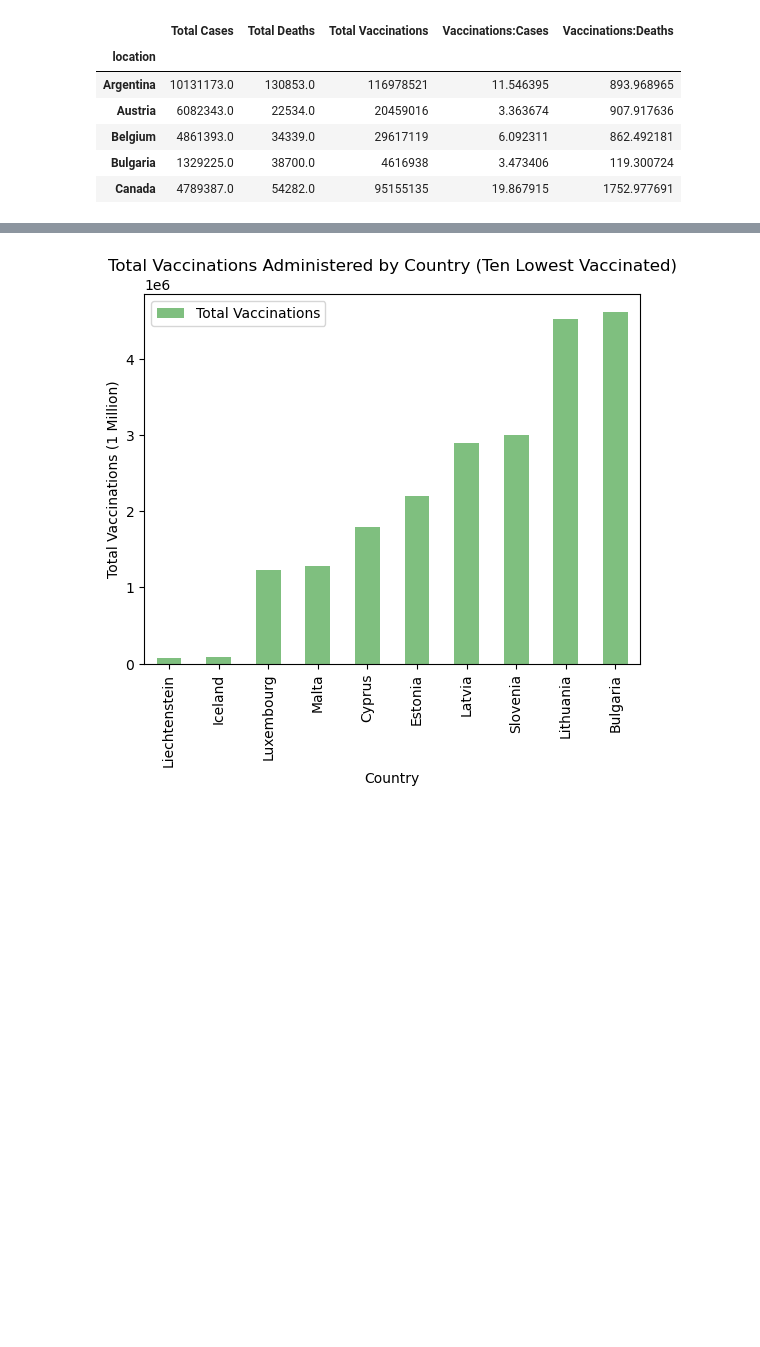
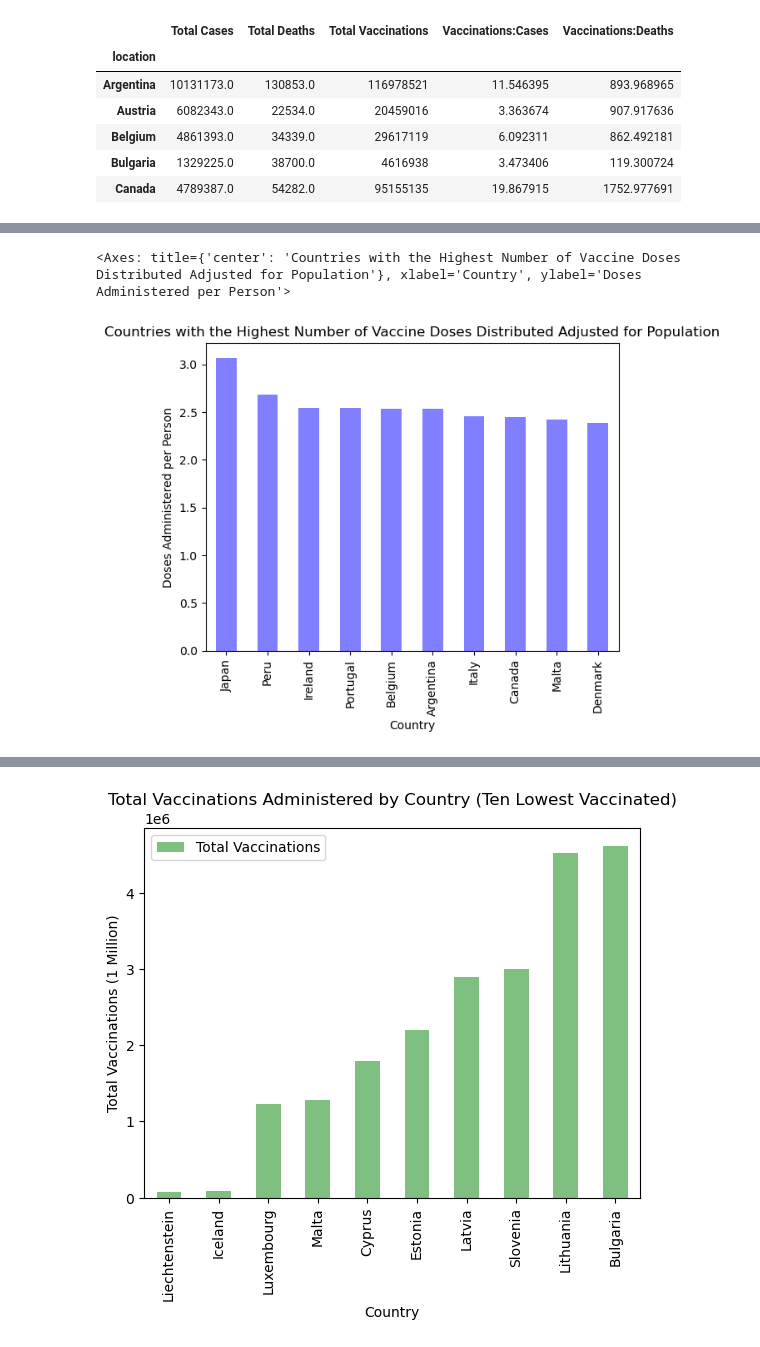
Before and after one commit to gburlew/Project-1, a Jupyter notebook: Notebooks/covid cases vs vax.ipynb, the cells around one changed output, grey strips where cells are left out. Saved outputs shown, nothing was run; the diff lists cells and outputs as text; code cells hidden in the pictures; blank space fills up the shorter version.

Commit message:
updating to include changes to charts.

```diff
--- a/Notebooks/covid cases vs vax.ipynb
+++ b/Notebooks/covid cases vs vax.ipynb
@@ -8,3 +10,7 @@ manufacturer_data = Path('../Resources/vaccinations-by-manufacturer.csv')
 # %%
 full_data = pd.read_csv(full_data)
 manufacturer_data = pd.read_csv(manufacturer_data)
+pop_data = pd.read_csv(populations_data)
+# %%
+pop_data = pop_data[['location', '2022']]
+pop_data.set_index('location')
@@ -56,3 +115,11 @@ vax_case_ratio.head()
 | Belgium | 4861393.0 | 34339.0 | 29617119 | 6.092311 | 862.492181 |
 | Bulgaria | 1329225.0 | 38700.0 | 4616938 | 3.473406 | 119.300724 |
 | Canada | 4789387.0 | 54282.0 | 95155135 | 19.867915 | 1752.977691 |
+# %%
+vax_rates = pd.merge(vax_case_ratio, pop_data, how='left', on='location')
+vax_rates['Vaccination Rate'] = vax_rates['Total Vaccinations'] / vax_rates['2022']
+# Note that vaccination rate refers to the number of doses administered per person in the population. This does not represent a percent of the population.
+vax_rates = vax_rates.set_index('location')
+vax_rates = vax_rates.dropna()
+vax_rates = vax_rates.sort_values('Vaccination Rate', ascending=False)
+vax_rates
@@ -58,0 +145,5 @@ vax_case_ratio.head()
+# %%
+vax_rates_top = vax_rates.nlargest(n=10,columns='Vaccination Rate')
+vax_rates_top
+vax_rates_bottom = vax_rates.nsmallest(n=10,columns='Vaccination Rate')
+vax_rates_bottom
@@ -58,0 +163,5 @@ vax_case_ratio.head()
+# %%
+vax_rates_top['Vaccination Rate'].plot(kind='bar',alpha=0.5,color='blue',title='Countries with the Highest Number of Vaccine Doses Distributed Adjusted for Population',xlabel='Country',ylabel='Doses Administered per Person')
+# %% [output]
+<Axes: title={'center': 'Countries with the Highest Number of Vaccine Doses Distributed Adjusted for Population'}, xlabel='Country', ylabel='Doses Administered per Person'>
+[figure, added]
```
Also changed, not shown: parts of 19 cells of this notebook, 1 other file.
